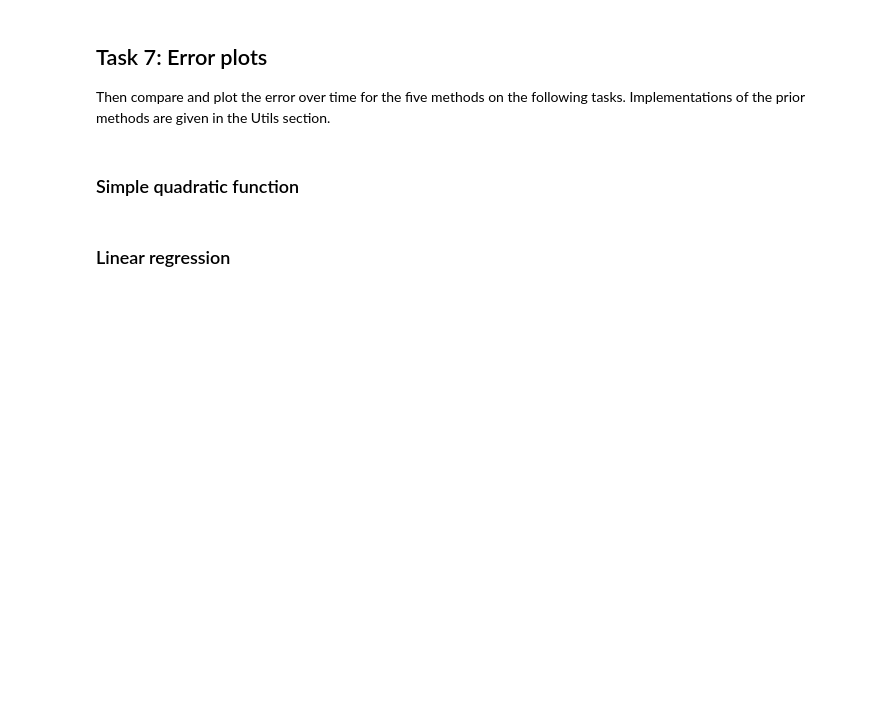
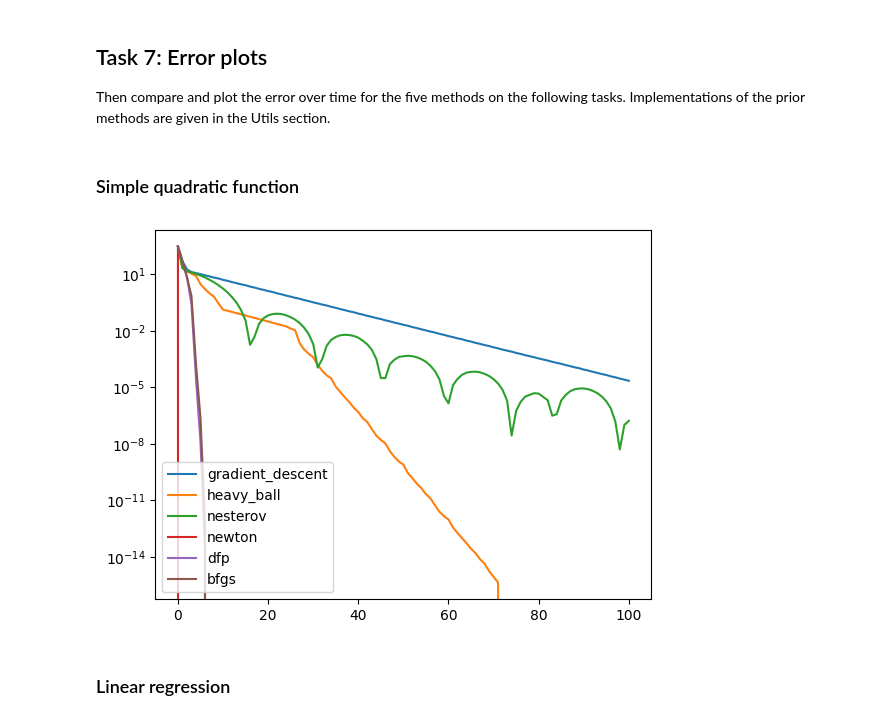
Before and after one commit to CallMeL/OML-hw, a Jupyter notebook: quasi_newton_methods.ipynb, the cells around one changed output. Drawn from its saved outputs; the diff is of its cells as text; code cells hidden in the pictures; blank space fills up the shorter version.

```diff
--- a/quasi_newton_methods.ipynb
+++ b/quasi_newton_methods.ipynb
@@ -188,6 +188,3 @@ Implement the DFP method using the above provided backtracking line search.
 * `g` is the gradient of `f`.
 
 Function `dfp_path` should return a list of vectors on the path to the minimum.
-# %%
-def dfp_path(x0, f, g, max_iter=100):
-    return ...
@@ -203,6 +231,3 @@ Implement the BFGS method using the above provided backtracking line search.
 * `g` is the gradient of `f`.
 
 Function `bfgs_path` should return a list of vectors on the path to the minimum.
-# %%
-def bfgs_path(x0, f, g, max_iter=100):
-    return ...
@@ -228,11 +285,40 @@ def g(x):
 def h(x):
     return np.array([[2.0, 0], [0, 60]])
 
+def plot_optimization_paths(f, x_target, **paths):
+    for method, path in paths.items():
+        values = [f(x) for x in path]
+        plt.semilogy(
+            np.arange(len(path)),
+            values - f(x_target),
+            label=method
+        )
 
-x0 = np.array([2.0, 3.0])
-
-x_star = np.array([-2.0, 0.0])
-...
+    plt.legend()
+    plt.show()
+# %%
+x_start = np.array([2.0, 3.0])
+x_target = np.array([-2.0, 0.0])
+
+heavy_ball = heavy_ball_path(x_start, f, g)
+nesterov = nag_path(x_start, f, g)
+gradient_descent = gradient_descent_path(x_start, f, g)
+newton = newtons_method_path(x_start, f, g, h)
+dfp = dfp_path(x_start, f, g)
+bfgs = bfgs_path(x_start, f, g)
+
+plot_optimization_paths(
+    f,
+    x_target,
+    gradient_descent=gradient_descent,
+    heavy_ball=heavy_ball,
+    nesterov=nesterov,
+    newton=newton,
+    dfp=dfp,
+    bfgs=bfgs
+)
+# %% [output]
+[figure, added]
 # %% [markdown]
 ### Linear regression
 # %%
```
Also changed, not shown: parts of 8 cells of this notebook.
